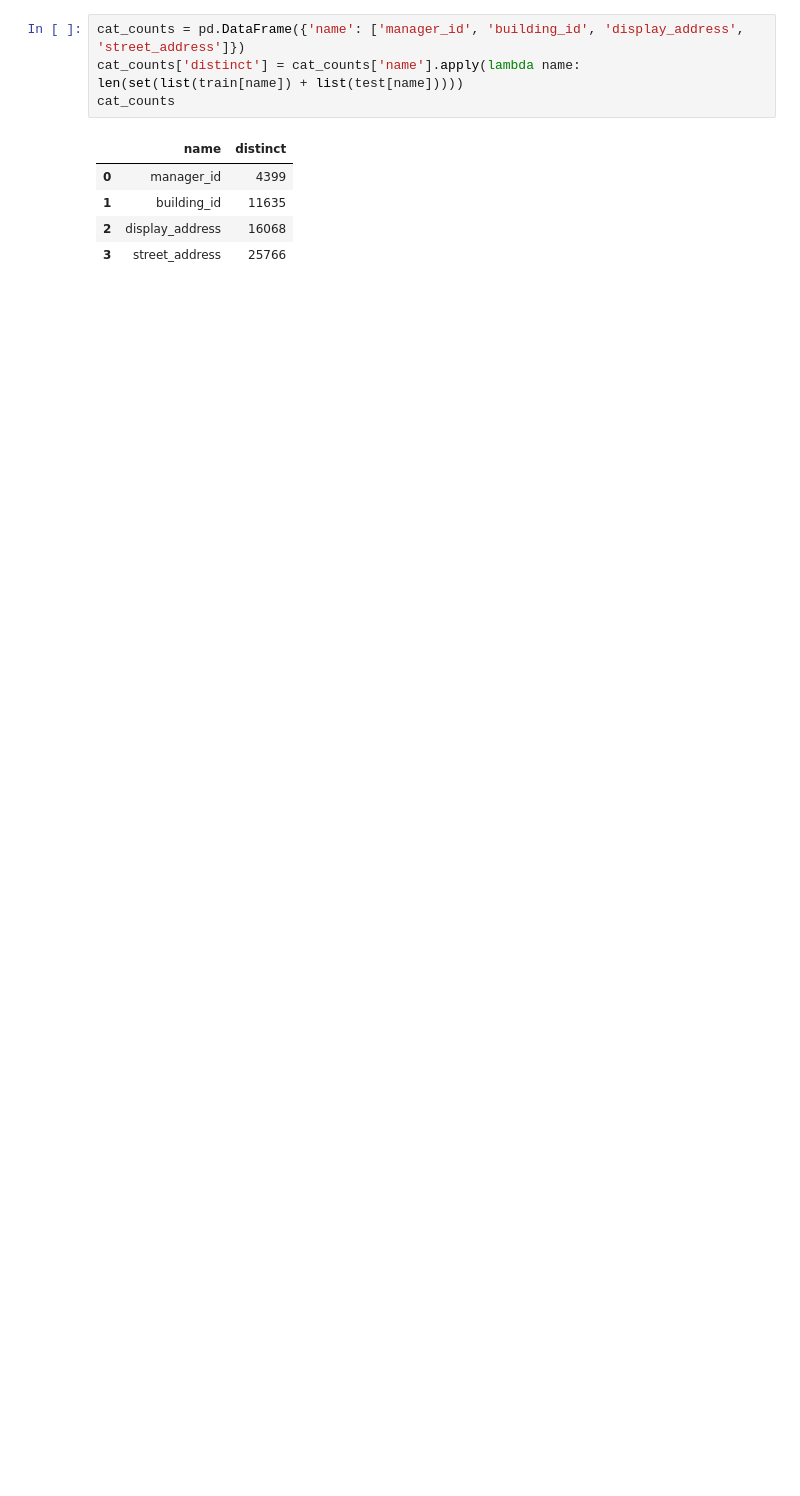
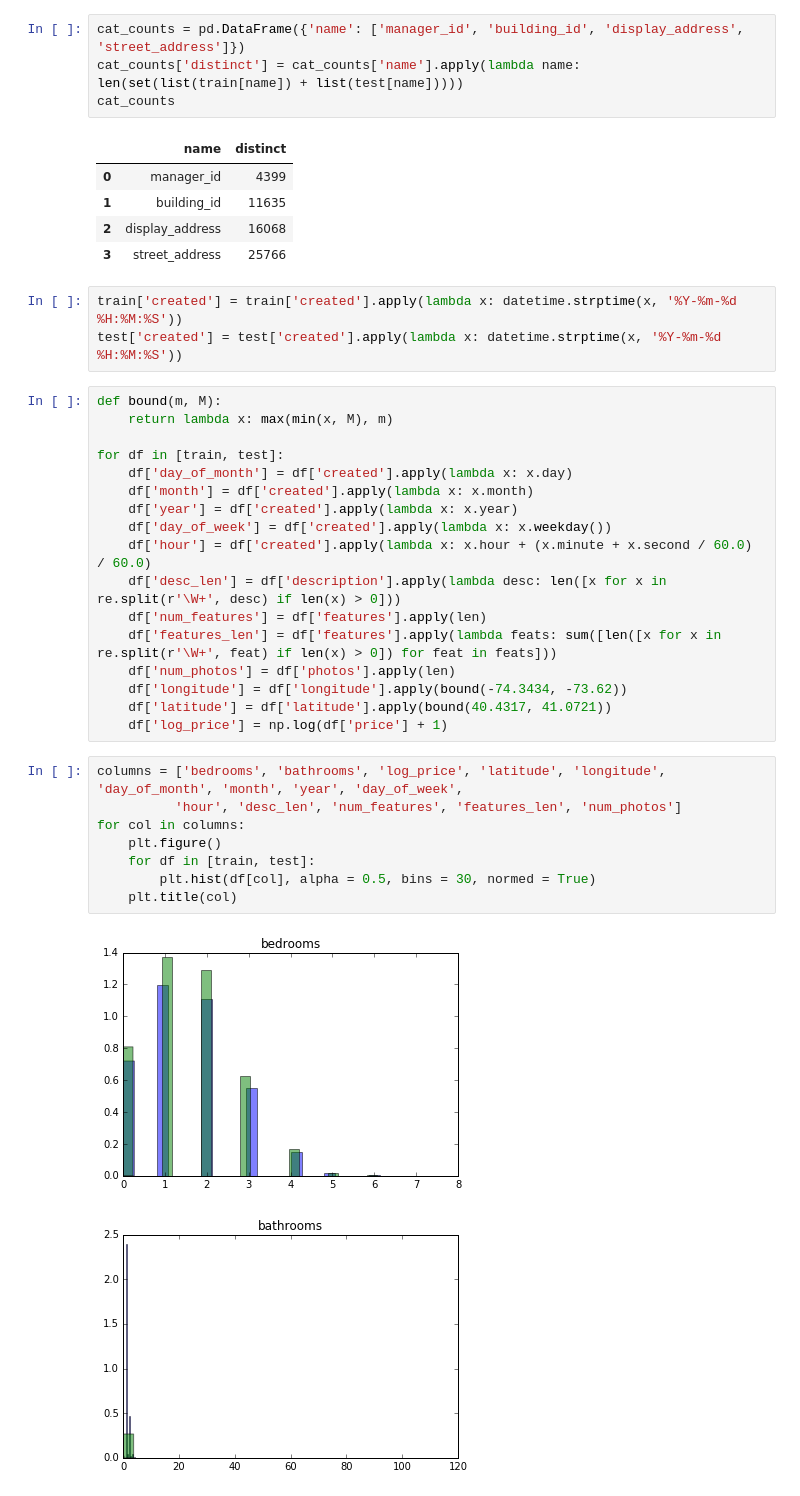
Before and after one commit to domingos86/renthop-kaggle, a Jupyter notebook: data_lookup.ipynb, the cells around one changed output. Drawn from its saved outputs; the diff is of its cells as text; blank space fills up the shorter version.

```diff
--- a/data_lookup.ipynb
+++ b/data_lookup.ipynb
@@ -24,3 +31,34 @@ cat_counts
 | 1 | building_id | 11635 |
 | 2 | display_address | 16068 |
 | 3 | street_address | 25766 |
+# %%
+train['created'] = train['created'].apply(lambda x: datetime.strptime(x, '%Y-%m-%d %H:%M:%S'))
+test['created'] = test['created'].apply(lambda x: datetime.strptime(x, '%Y-%m-%d %H:%M:%S'))
+# %%
+def bound(m, M):
+    return lambda x: max(min(x, M), m)
+
+for df in [train, test]:
+    df['day_of_month'] = df['created'].apply(lambda x: x.day)
+    df['month'] = df['created'].apply(lambda x: x.month)
+    df['year'] = df['created'].apply(lambda x: x.year)
+    df['day_of_week'] = df['created'].apply(lambda x: x.weekday())
+    df['hour'] = df['created'].apply(lambda x: x.hour + (x.minute + x.second / 60.0) / 60.0)
+    df['desc_len'] = df['description'].apply(lambda desc: len([x for x in re.split(r'\W+', desc) if len(x) > 0]))
+    df['num_features'] = df['features'].apply(len)
+    df['features_len'] = df['features'].apply(lambda feats: sum([len([x for x in re.split(r'\W+', feat) if len(x) > 0]) for feat in feats]))
+    df['num_photos'] = df['photos'].apply(len)
+    df['longitude'] = df['longitude'].apply(bound(-74.3434, -73.62))
+    df['latitude'] = df['latitude'].apply(bound(40.4317, 41.0721))
+    df['log_price'] = np.log(df['price'] + 1)
+# %%
+columns = ['bedrooms', 'bathrooms', 'log_price', 'latitude', 'longitude', 'day_of_month', 'month', 'year', 'day_of_week',
+          'hour', 'desc_len', 'num_features', 'features_len', 'num_photos']
+for col in columns:
+    plt.figure()
+    for df in [train, test]:
+        plt.hist(df[col], alpha = 0.5, bins = 30, normed = True)
+    plt.title(col)
+# %% [output]
+[figure, added]
+[figure, added]
```
Also changed, not shown: parts of 4 cells of this notebook.
